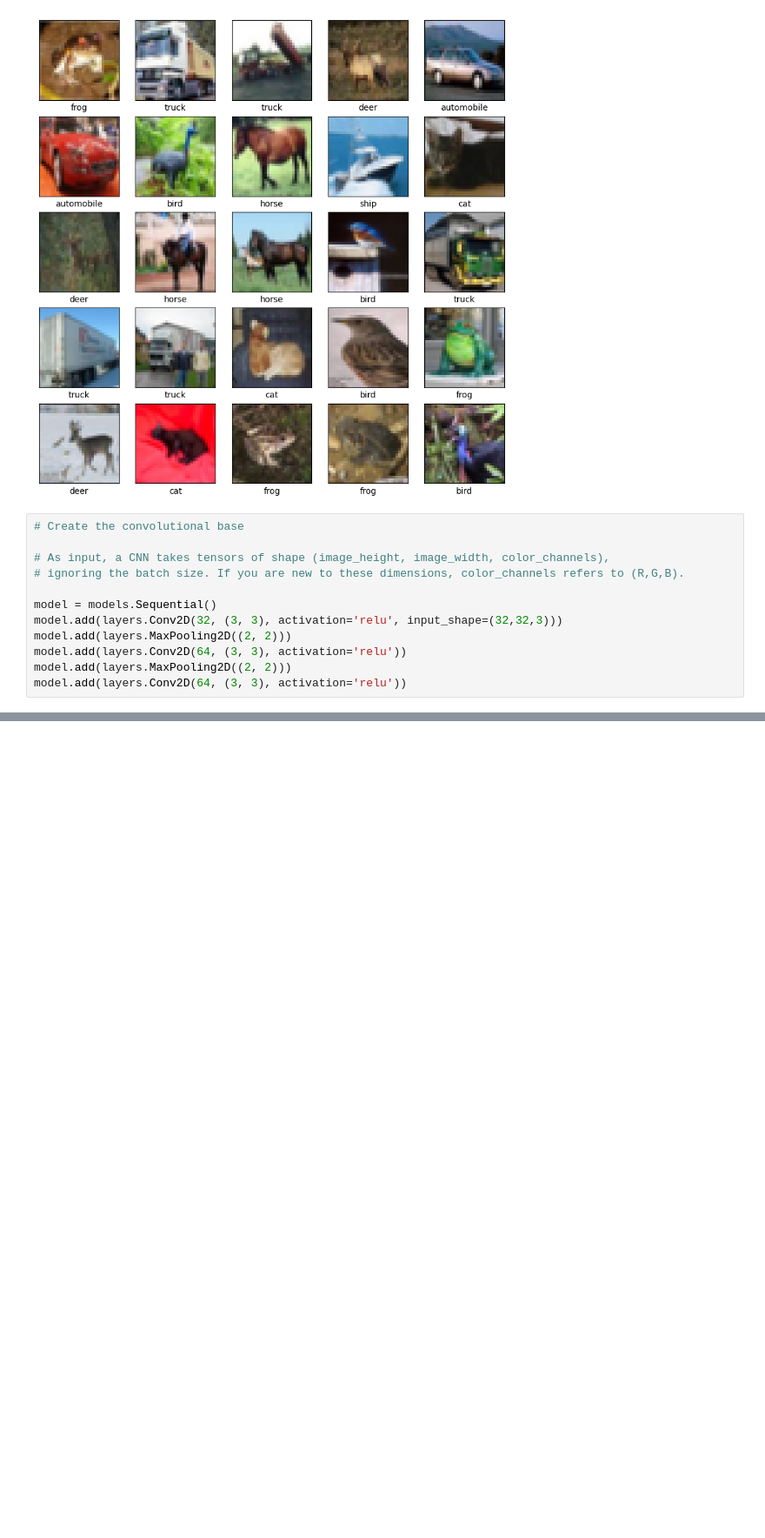
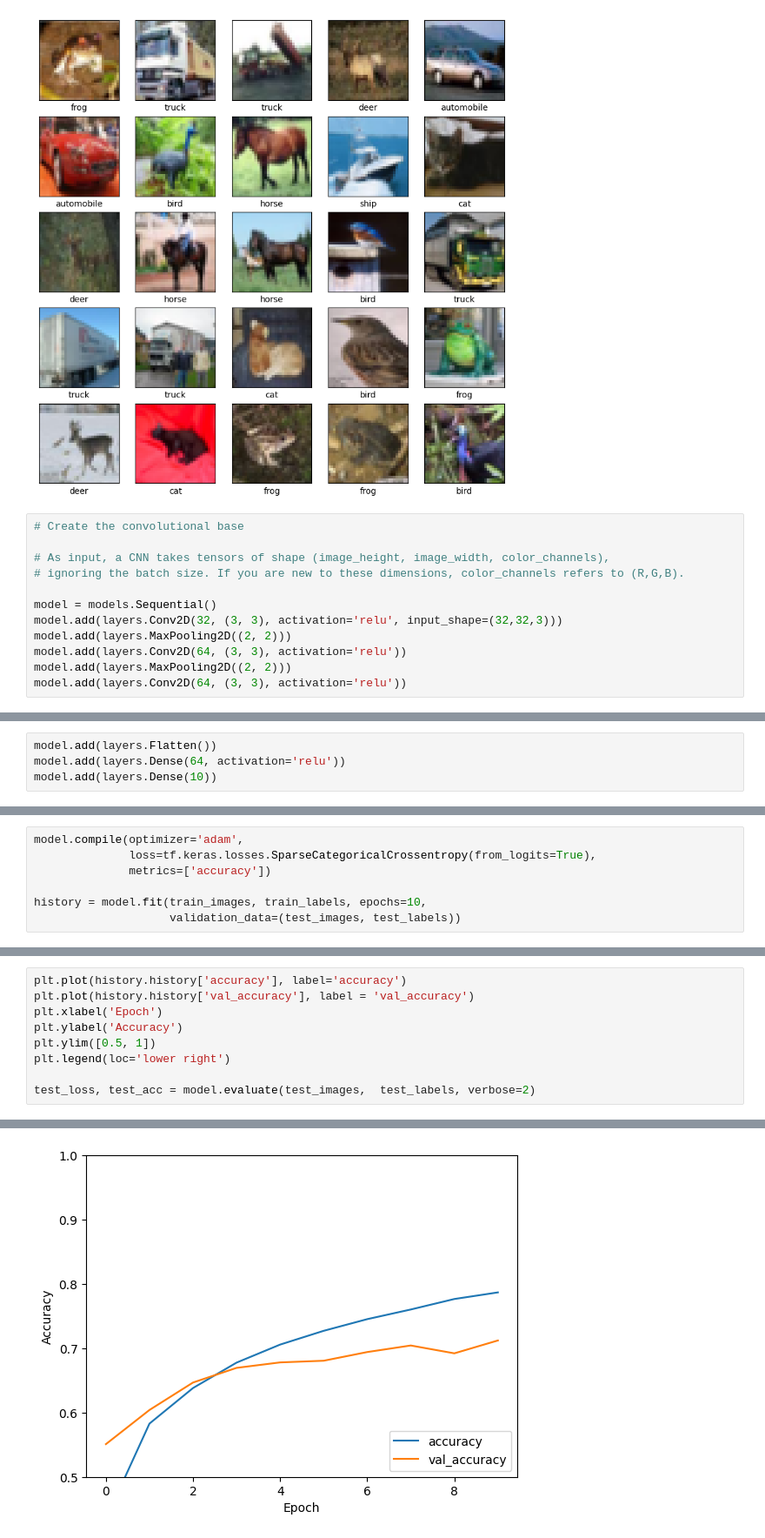
Before and after one commit to NavdeepTU/Deep-Learning, a Jupyter notebook: 06. Vision/02. Convolutional Neural Network.ipynb, the cells around one changed output, grey strips where cells are left out. Shown: that part at 87% size. Cells and saved outputs as stored; diff of their text form; blank space fills up the shorter version.

Commit message:
trained the model and evaluated the results

```diff
--- a/06. Vision/02. Convolutional Neural Network.ipynb
+++ b/06. Vision/02. Convolutional Neural Network.ipynb
@@ -69,3 +66,7 @@ Total params: 56320 (220.00 KB)
 Trainable params: 56320 (220.00 KB)
 Non-trainable params: 0 (0.00 Byte)
 _________________________________________________________________
+# %%
+model.add(layers.Flatten())
+model.add(layers.Dense(64, activation='relu'))
+model.add(layers.Dense(10))
@@ -71,0 +93,7 @@ _________________________________________________________________
+# %%
+model.compile(optimizer='adam',
+              loss=tf.keras.losses.SparseCategoricalCrossentropy(from_logits=True),
+              metrics=['accuracy'])
+
+history = model.fit(train_images, train_labels, epochs=10,
+                    validation_data=(test_images, test_labels))
@@ -71,0 +121,10 @@ _________________________________________________________________
+# %%
+plt.plot(history.history['accuracy'], label='accuracy')
+plt.plot(history.history['val_accuracy'], label = 'val_accuracy')
+plt.xlabel('Epoch')
+plt.ylabel('Accuracy')
+plt.ylim([0.5, 1])
+plt.legend(loc='lower right')
+
+test_loss, test_acc = model.evaluate(test_images,  test_labels, verbose=2)
+# %% [output]
@@ -71,0 +132 @@ _________________________________________________________________
+[figure, added]
```
Also changed, not shown: parts of 6 cells of this notebook.
